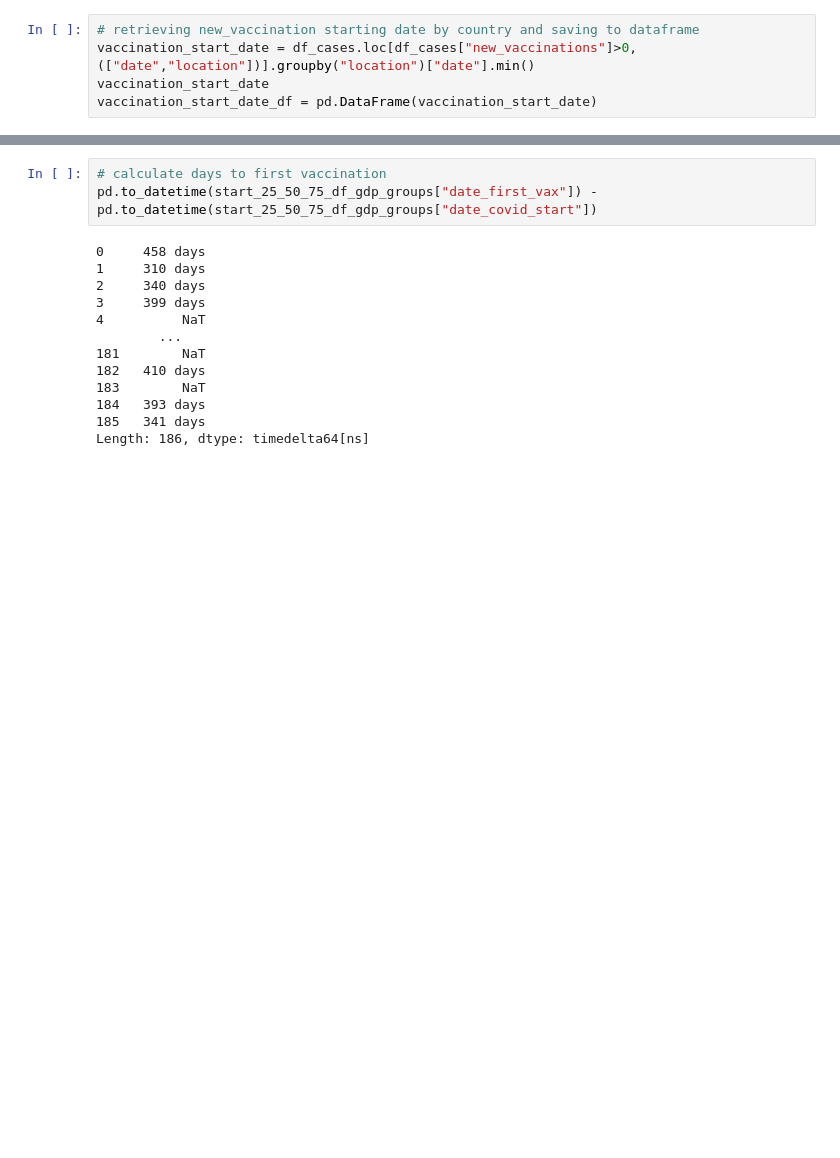
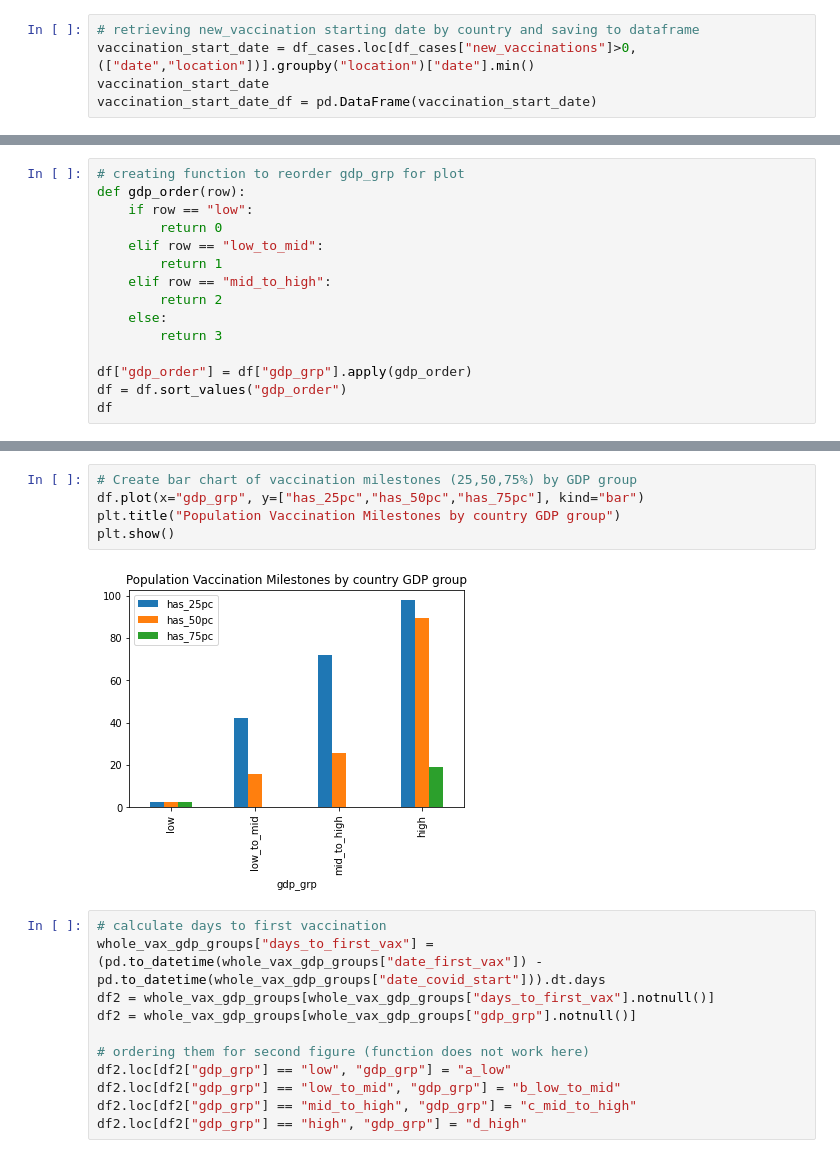
Before and after one commit to Waltontan/Project_Covid, a Jupyter notebook: data_cleaning.ipynb, the cells around one changed output, grey strips where cells are left out. Cells and saved outputs as stored; diff of their text form; blank space fills up the shorter version.

```diff
--- a/data_cleaning.ipynb
+++ b/data_cleaning.ipynb
@@ -156,0 +107,15 @@ start_25_50_75_df_gdp_groups
+# %%
+# creating function to reorder gdp_grp for plot
+def gdp_order(row):
+    if row == "low":
+        return 0
+    elif row == "low_to_mid":
+        return 1
+    elif row == "mid_to_high":
+        return 2
+    else:
+        return 3
+
+df["gdp_order"] = df["gdp_grp"].apply(gdp_order)
+df = df.sort_values("gdp_order")
+df
@@ -157,16 +128,18 @@ start_25_50_75_df_gdp_groups
+# %%
+# Create bar chart of vaccination milestones (25,50,75%) by GDP group
+df.plot(x="gdp_grp", y=["has_25pc","has_50pc","has_75pc"], kind="bar")
+plt.title("Population Vaccination Milestones by country GDP group")
+plt.show()
+# %% [output]
+[figure, added]
 # %%
 # calculate days to first vaccination
-pd.to_datetime(start_25_50_75_df_gdp_groups["date_first_vax"]) - pd.to_datetime(start_25_50_75_df_gdp_groups["date_covid_start"])
+whole_vax_gdp_groups["days_to_first_vax"] = (pd.to_datetime(whole_vax_gdp_groups["date_first_vax"]) - pd.to_datetime(whole_vax_gdp_groups["date_covid_start"])).dt.days
+df2 = whole_vax_gdp_groups[whole_vax_gdp_groups["days_to_first_vax"].notnull()]
+df2 = whole_vax_gdp_groups[whole_vax_gdp_groups["gdp_grp"].notnull()]
+
+# ordering them for second figure (function does not work here)
+df2.loc[df2["gdp_grp"] == "low", "gdp_grp"] = "a_low"
+df2.loc[df2["gdp_grp"] == "low_to_mid", "gdp_grp"] = "b_low_to_mid"
+df2.loc[df2["gdp_grp"] == "mid_to_high", "gdp_grp"] = "c_mid_to_high"
+df2.loc[df2["gdp_grp"] == "high", "gdp_grp"] = "d_high"
-# %% [output]
-0     458 days
-1     310 days
-2     340 days
-3     399 days
-4          NaT
-        ...
-181        NaT
-182   410 days
-183        NaT
-184   393 days
-185   341 days
-Length: 186, dtype: timedelta64[ns]
```
Also changed, not shown: parts of 15 cells of this notebook.
